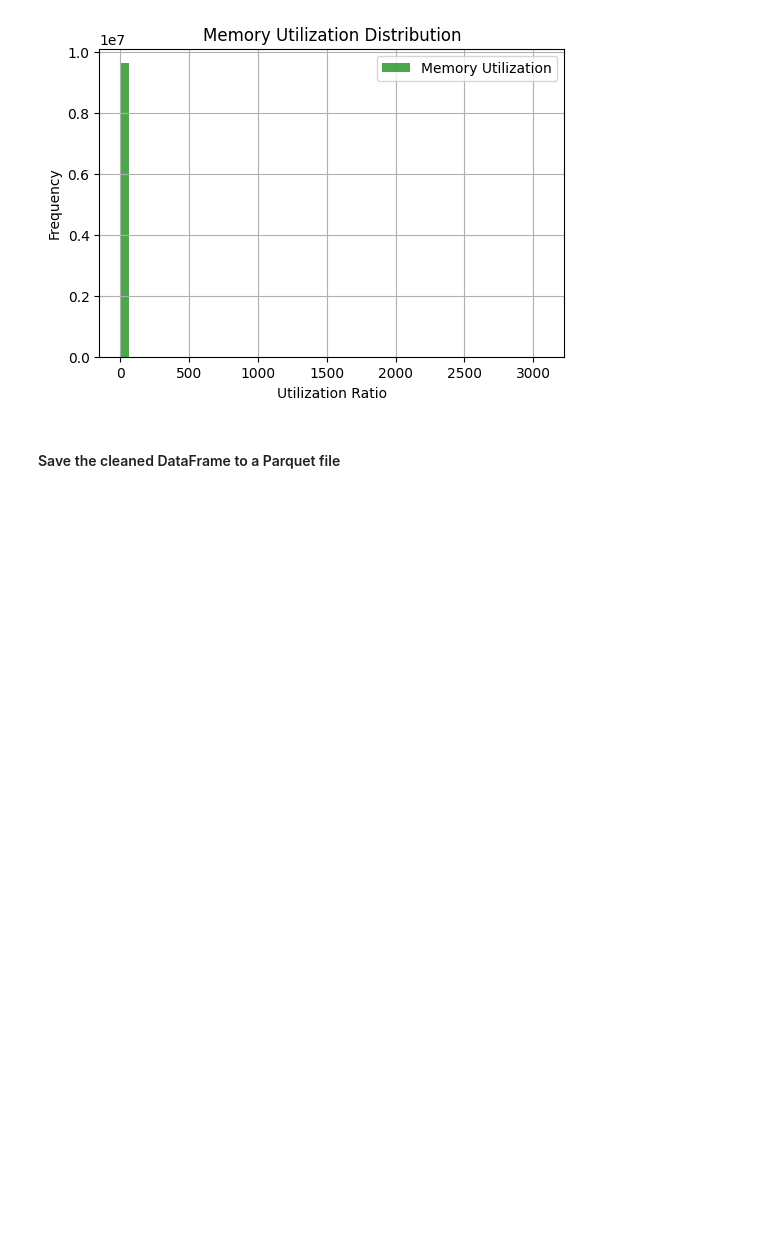
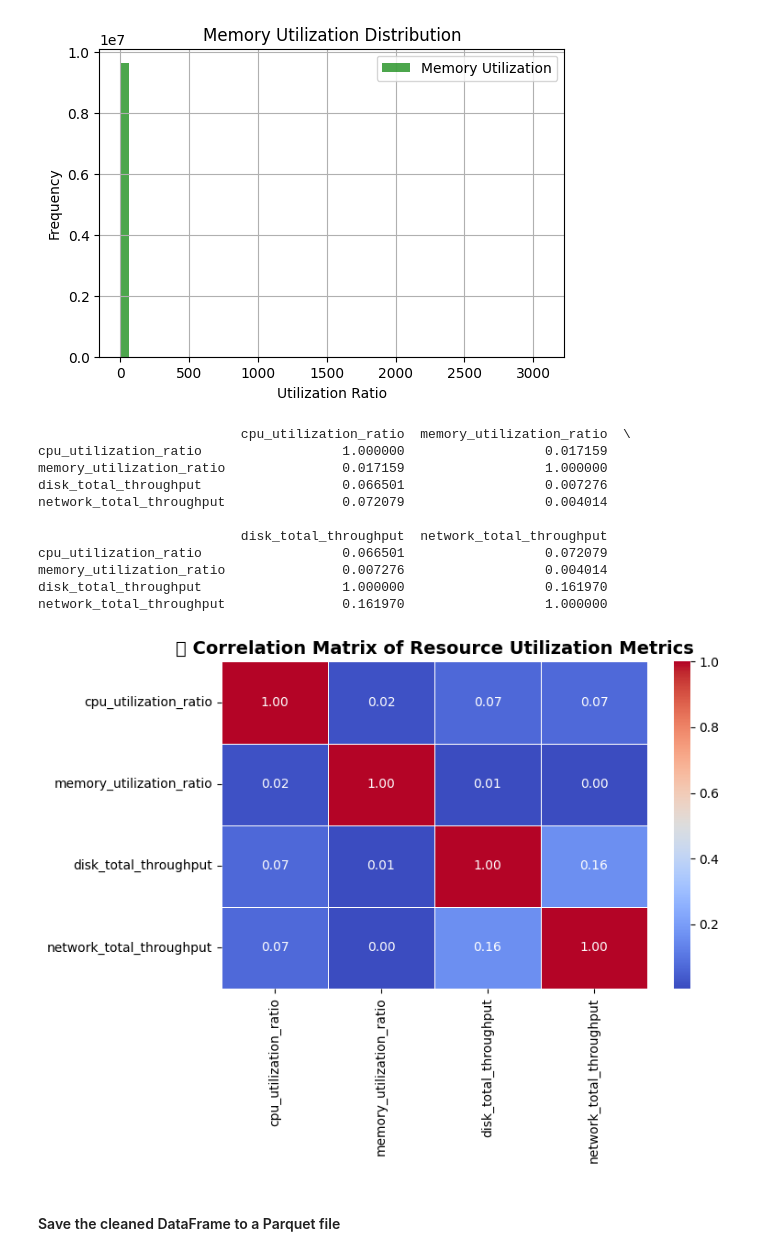
Before and after one commit to swaraj0009/AI_Models, a Jupyter notebook: TFT/notebooks/3_Feature_Engineering.ipynb, the cells around one changed output. Cells and saved outputs as stored; diff of their text form; code cells hidden in the pictures; blank space fills up the shorter version.

Commit message:
Added correlation matrix for reference.

```diff
--- a/TFT/notebooks/3_Feature_Engineering.ipynb
+++ b/TFT/notebooks/3_Feature_Engineering.ipynb
@@ -189,3 +200,41 @@ plt.show()
+# %%
+import seaborn as sns
+import matplotlib.pyplot as plt
+
+# Define targets
+target_cols = [
+    'cpu_utilization_ratio',
+    'memory_utilization_ratio',
+    'disk_total_throughput',
+    'network_total_throughput'
+]
+
+# Compute correlation matrix
+corr_matrix = df2[target_cols].corr()
+
+print(corr_matrix)
+
+# Set up the plot
+plt.figure(figsize=(8, 6))
+sns.heatmap(corr_matrix, annot=True, cmap='coolwarm', fmt=".2f", linewidths=0.5)
+
+# Title and layout
+plt.title("🔗 Correlation Matrix of Resource Utilization Metrics", fontsize=14, weight='bold')
+plt.tight_layout()
+plt.show()
+# %% [output]
+                          cpu_utilization_ratio  memory_utilization_ratio  \
+cpu_utilization_ratio                  1.000000                  0.017159
+memory_utilization_ratio               0.017159                  1.000000
+disk_total_throughput                  0.066501                  0.007276
+network_total_throughput               0.072079                  0.004014
+
+                          disk_total_throughput  network_total_throughput
+cpu_utilization_ratio                  0.066501                  0.072079
+memory_utilization_ratio               0.007276                  0.004014
+disk_total_throughput                  1.000000                  0.161970
+network_total_throughput               0.161970                  1.000000
+[figure, added]
 # %%
 #### 🔹 Optional – Cluster VMs by Behavior
 
```
Also changed, not shown: parts of 4 cells of this notebook.
